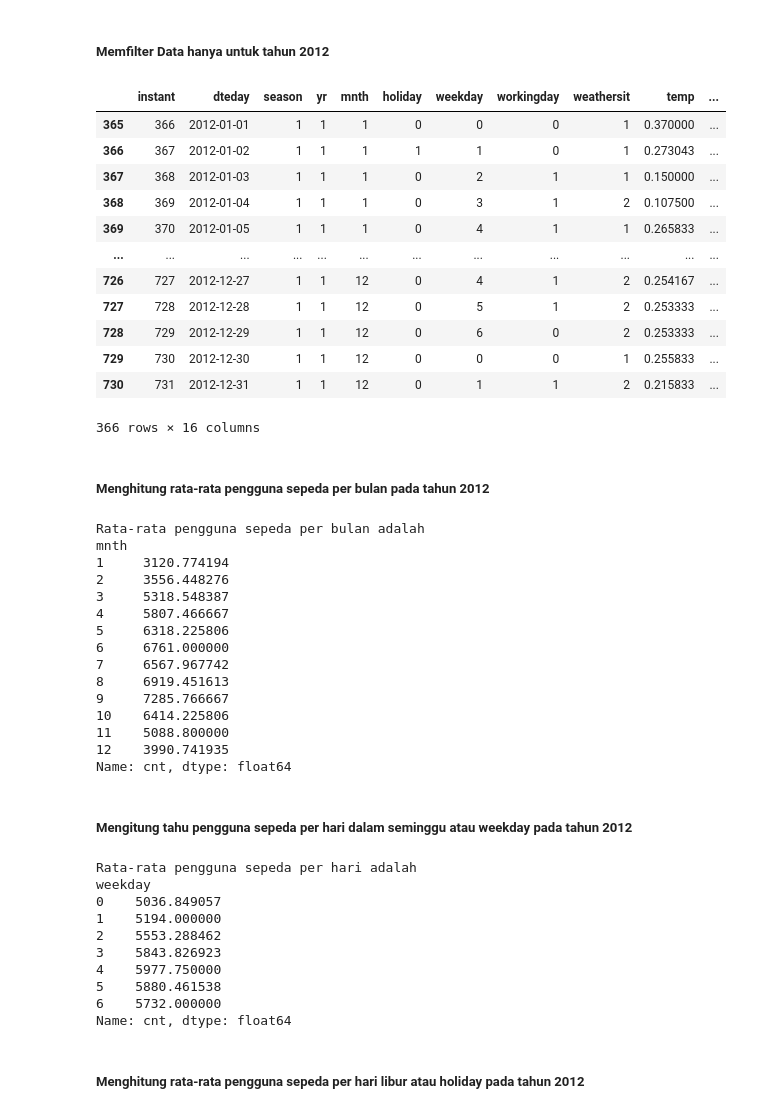
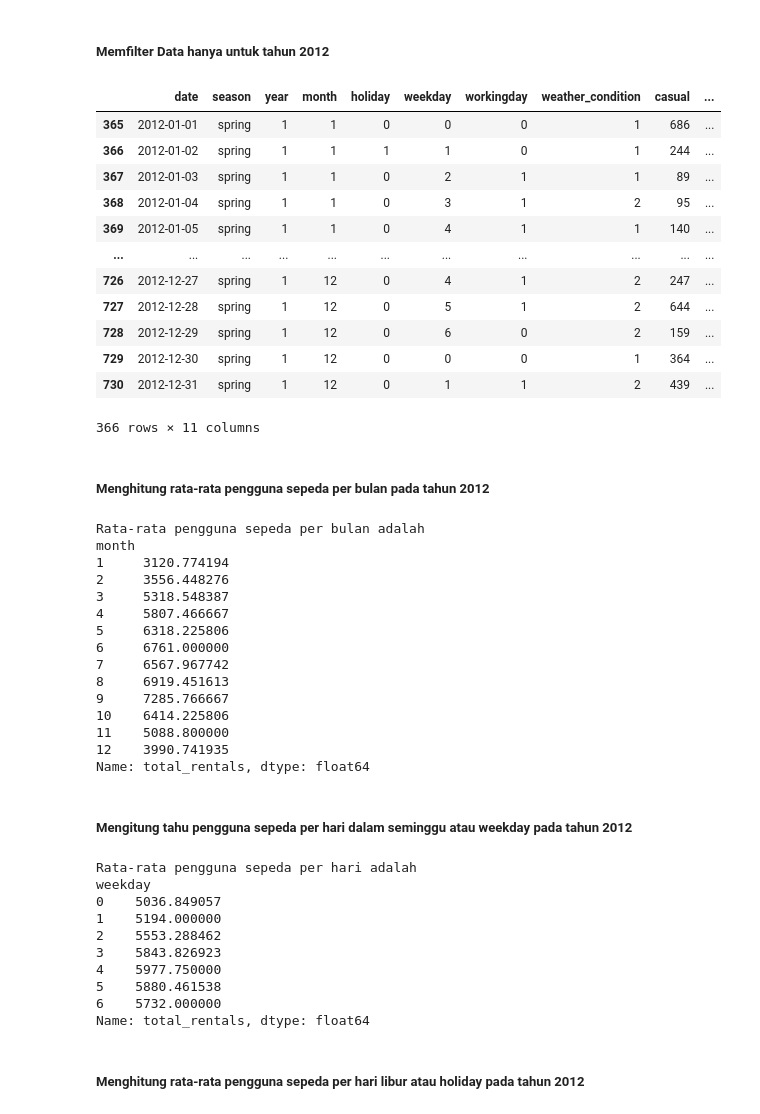
Before and after one commit to DeepSyyy/Submission-Dicoding-DS-1, a Jupyter notebook: Proyek_Analisis_Data.ipynb, the cells around one changed output. Drawn from its saved outputs; the diff is of its cells as text; code cells hidden in the pictures.

```diff
--- a/Proyek_Analisis_Data.ipynb
+++ b/Proyek_Analisis_Data.ipynb
@@ -214,0 +211,10 @@ hour_df.groupby(by='hr').agg({'casual' : 'sum' , 'registered' : 'sum', 'cnt' : '
+# %%
+# Konversi tipe data
+day_df['dteday'] = pd.to_datetime(day_df['dteday'])
+day_df['season'] = day_df['season'].astype('category')
+day_df['yr'] = day_df['yr'].astype('category')
+day_df['mnth'] = day_df['mnth'].astype('category')
+day_df['weekday'] = day_df['weekday'].astype('category')
+day_df['holiday'] = day_df['holiday'].astype('category')
+day_df['workingday'] = day_df['workingday'].astype('category')
+day_df['weathersit'] = day_df['weathersit'].astype('category')
@@ -214,0 +243,7 @@ hour_df.groupby(by='hr').agg({'casual' : 'sum' , 'registered' : 'sum', 'cnt' : '
+# %%
+day_df['season'] = day_df['season'].map({
+    1: 'spring',
+    2: 'summer',
+    3: 'fall',
+    4: 'winter'
+})
@@ -214,0 +261,2 @@ hour_df.groupby(by='hr').agg({'casual' : 'sum' , 'registered' : 'sum', 'cnt' : '
+# %%
+day_df.drop(columns=['instant', 'temp', 'atemp', 'windspeed', 'hum'], inplace=True)
@@ -214,0 +274,8 @@ hour_df.groupby(by='hr').agg({'casual' : 'sum' , 'registered' : 'sum', 'cnt' : '
+# %%
+day_df = day_df.rename(columns={
+    'dteday': 'date',
+    'yr': 'year',
+    'mnth': 'month',
+    'cnt': 'total_rentals',
+    'weathersit': 'weather_condition',
+})
@@ -219,30 +412,30 @@ hour_df.groupby(by='hr').agg({'casual' : 'sum' , 'registered' : 'sum', 'cnt' : '
 # %% [markdown]
 ##### Memfilter Data hanya untuk tahun 2012
 # %%
-year_day = day_df[day_df['yr'] == 1]
+year_day = day_df[day_df['year'] == 1]
 year_day
 # %% [output]
-|  | instant | dteday | season | yr | mnth | holiday | weekday | workingday | weathersit | temp | ... |
-| 365 | 366 | 2012-01-01 | 1 | 1 | 1 | 0 | 0 | 0 | 1 | 0.370000 | ... |
-| 366 | 367 | 2012-01-02 | 1 | 1 | 1 | 1 | 1 | 0 | 1 | 0.273043 | ... |
-| 367 | 368 | 2012-01-03 | 1 | 1 | 1 | 0 | 2 | 1 | 1 | 0.150000 | ... |
-| 368 | 369 | 2012-01-04 | 1 | 1 | 1 | 0 | 3 | 1 | 2 | 0.107500 | ... |
-| 369 | 370 | 2012-01-05 | 1 | 1 | 1 | 0 | 4 | 1 | 1 | 0.265833 | ... |
-| ... | ... | ... | ... | ... | ... | ... | ... | ... | ... | ... | ... |
-| 726 | 727 | 2012-12-27 | 1 | 1 | 12 | 0 | 4 | 1 | 2 | 0.254167 | ... |
-| 727 | 728 | 2012-12-28 | 1 | 1 | 12 | 0 | 5 | 1 | 2 | 0.253333 | ... |
-| 728 | 729 | 2012-12-29 | 1 | 1 | 12 | 0 | 6 | 0 | 2 | 0.253333 | ... |
-| 729 | 730 | 2012-12-30 | 1 | 1 | 12 | 0 | 0 | 0 | 1 | 0.255833 | ... |
-| 730 | 731 | 2012-12-31 | 1 | 1 | 12 | 0 | 1 | 1 | 2 | 0.215833 | ... |
+|  | date | season | year | month | holiday | weekday | workingday | weather_condition | casual | ... |
+| 365 | 2012-01-01 | spring | 1 | 1 | 0 | 0 | 0 | 1 | 686 | ... |
+| 366 | 2012-01-02 | spring | 1 | 1 | 1 | 1 | 0 | 1 | 244 | ... |
+| 367 | 2012-01-03 | spring | 1 | 1 | 0 | 2 | 1 | 1 | 89 | ... |
+| 368 | 2012-01-04 | spring | 1 | 1 | 0 | 3 | 1 | 2 | 95 | ... |
+| 369 | 2012-01-05 | spring | 1 | 1 | 0 | 4 | 1 | 1 | 140 | ... |
+| ... | ... | ... | ... | ... | ... | ... | ... | ... | ... | ... |
+| 726 | 2012-12-27 | spring | 1 | 12 | 0 | 4 | 1 | 2 | 247 | ... |
+| 727 | 2012-12-28 | spring | 1 | 12 | 0 | 5 | 1 | 2 | 644 | ... |
+| 728 | 2012-12-29 | spring | 1 | 12 | 0 | 6 | 0 | 2 | 159 | ... |
+| 729 | 2012-12-30 | spring | 1 | 12 | 0 | 0 | 0 | 1 | 364 | ... |
+| 730 | 2012-12-31 | spring | 1 | 12 | 0 | 1 | 1 | 2 | 439 | ... |
-366 rows × 16 columns
+366 rows × 11 columns
 # %% [markdown]
 ##### Menghitung rata-rata pengguna sepeda per bulan pada tahun 2012
 # %%
-montly_avg = year_day.groupby('mnth')['cnt'].mean()
+montly_avg = year_day.groupby('month')['total_rentals'].mean()
 print("Rata-rata pengguna sepeda per bulan adalah" + "\n" + str(montly_avg))
 # %% [output]
 Rata-rata pengguna sepeda per bulan adalah
-mnth
+month
 1     3120.774194
 2     3556.448276
 3     5318.548387
@@ -255,11 +448,11 @@ mnth
 10    6414.225806
 11    5088.800000
 12    3990.741935
-Name: cnt, dtype: float64
+Name: total_rentals, dtype: float64
 # %% [markdown]
 ##### Mengitung tahu pengguna sepeda per hari dalam seminggu atau weekday pada tahun 2012
 # %%
-weekday_avg = year_day.groupby('weekday')['cnt'].mean()
+weekday_avg = year_day.groupby('weekday')['total_rentals'].mean()
 print("Rata-rata pengguna sepeda per hari adalah" + "\n" + str(weekday_avg))
 # %% [output]
 Rata-rata pengguna sepeda per hari adalah
@@ -271,7 +464,7 @@ weekday
 4    5977.750000
 5    5880.461538
 6    5732.000000
-Name: cnt, dtype: float64
+Name: total_rentals, dtype: float64
 # %% [markdown]
 ##### Menghitung rata-rata pengguna sepeda per hari libur atau holiday pada tahun 2012
 # %%
```
Also changed, not shown: parts of 40 cells of this notebook, 4 other files.
